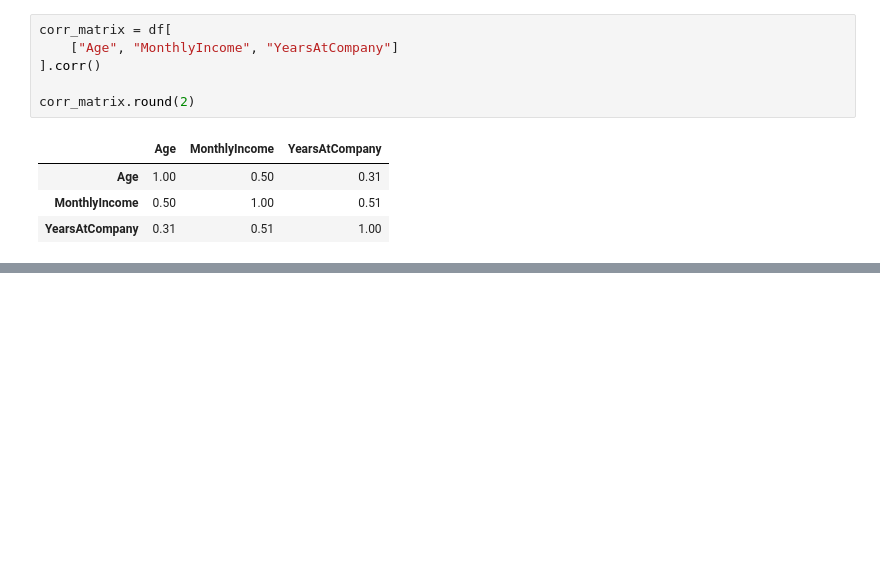
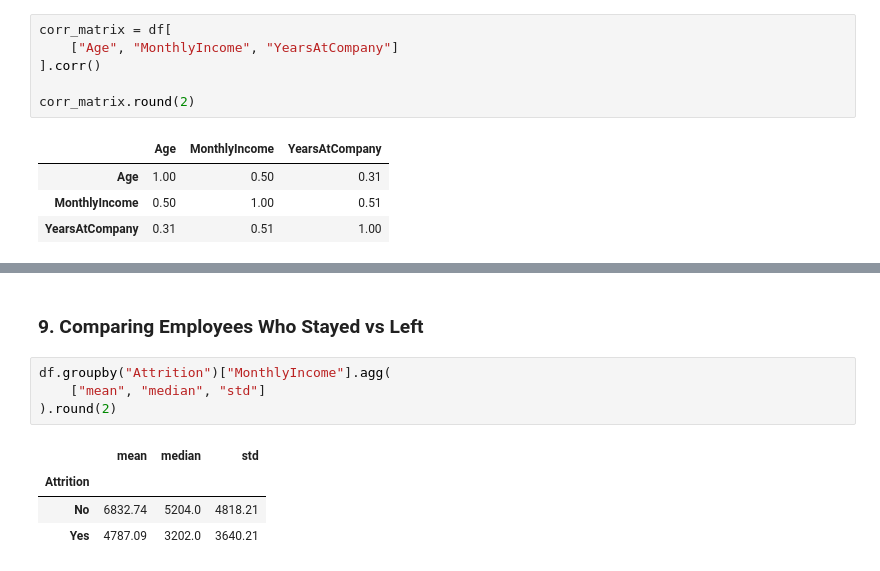
Before and after one commit to suparnachowdhury/data-science-with-python, a Jupyter notebook: 01_descriptive_statistics.ipynb, the cells around one changed output, grey strips where cells are left out. Saved outputs shown, nothing was run; the diff lists cells and outputs as text; blank space fills up the shorter version.

```diff
--- a/01_descriptive_statistics.ipynb
+++ b/01_descriptive_statistics.ipynb
@@ -254,0 +265,11 @@ df.shape
+# %% [markdown]
+### 9. Comparing Employees Who Stayed vs Left
+# %%
+df.groupby("Attrition")["MonthlyIncome"].agg(
+    ["mean", "median", "std"]
+).round(2)
+# %% [output]
+|  | mean | median | std |
+| Attrition |  |  |  |
+| No | 6832.74 | 5204.0 | 4818.21 |
+| Yes | 4787.09 | 3202.0 | 3640.21 |
```
Also changed, not shown: parts of 1 cell of this notebook.
